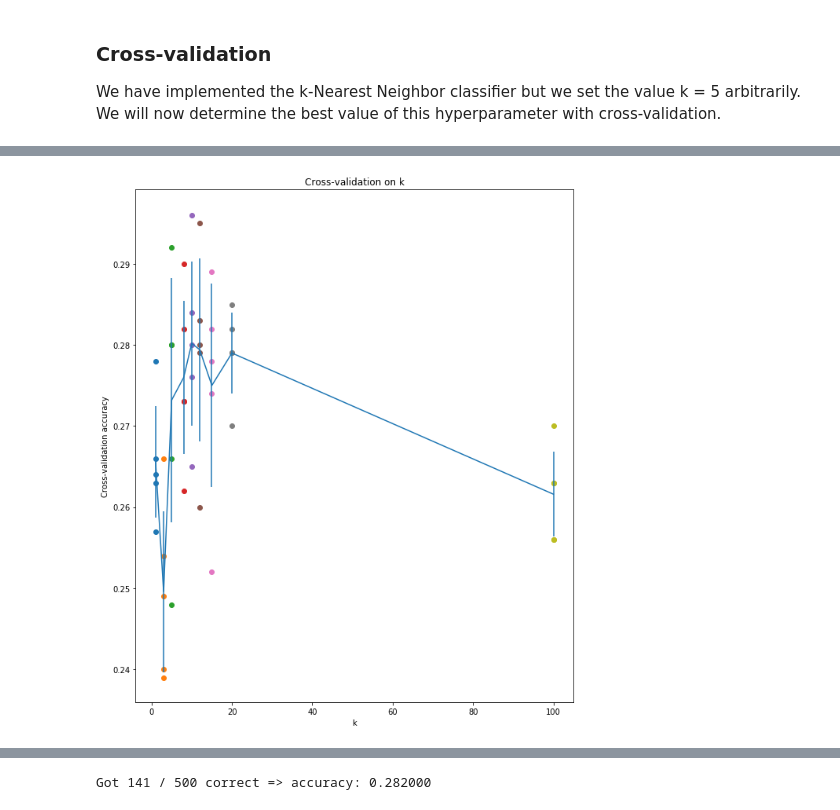
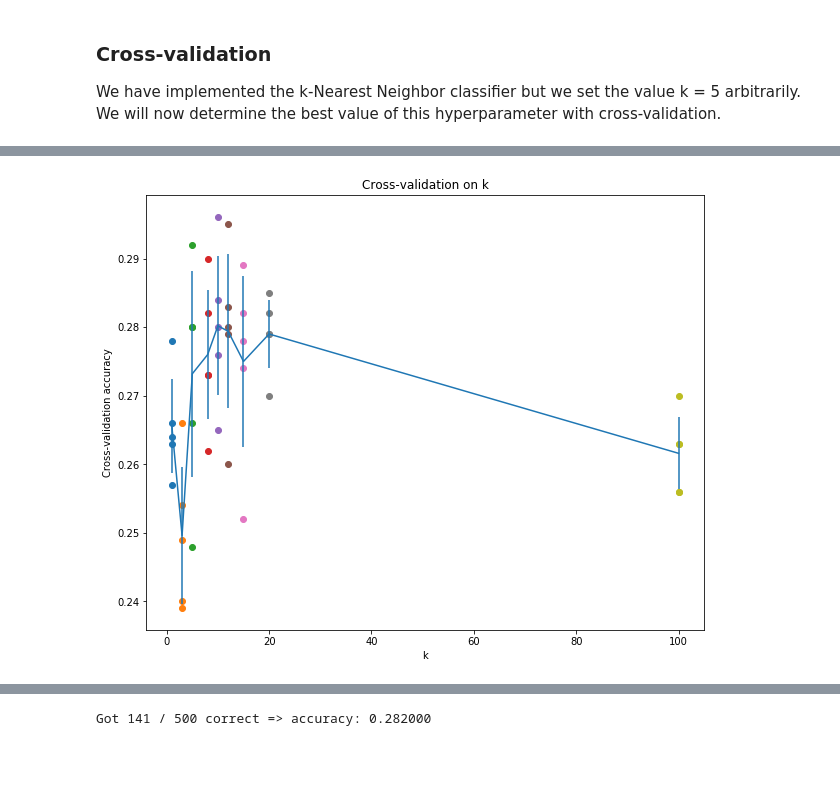
Before and after one commit to aduzhinskaya/cs231n, a Jupyter notebook: assignment1/knn.ipynb, the cells around one changed output, grey strips where cells are left out. Drawn from its saved outputs; the diff is of its cells as text; code cells hidden in the pictures; blank space fills up the shorter version.

Commit message:
Minor visual improvements in cell outputs

```diff
--- a/assignment1/knn.ipynb
+++ b/assignment1/knn.ipynb
@@ -481,6 +443,6 @@ for k in k_choices:
 
 # Print out the computed accuracies
 for k in sorted(k_to_accuracies):
-    for accuracy in k_to_accuracies[k]:
-        print('k = %d, accuracy = %f' % (k, accuracy))
+    print('k = %d, accuracy = %s, mean = %f' %
+          (k, k_to_accuracies[k], np.mean(k_to_accuracies[k])))
 # %% [output]
@@ -504,16 +458,17 @@ k = 100, accuracy = 0.263000
 # %%
 # plot the raw observations
 for k in k_choices:
     accuracies = k_to_accuracies[k]
     plt.scatter([k] * len(accuracies), accuracies)
 
 # plot the trend line with error bars that correspond to standard deviation
 accuracies_mean = np.array([np.mean(v) for k,v in sorted(k_to_accuracies.items())])
 accuracies_std = np.array([np.std(v) for k,v in sorted(k_to_accuracies.items())])
 plt.errorbar(k_choices, accuracies_mean, yerr=accuracies_std)
 plt.title('Cross-validation on k')
 plt.xlabel('k')
 plt.ylabel('Cross-validation accuracy')
+plt.rcParams['figure.figsize'] = (10.0, 7.0)
 plt.show()
 # %% [output]
-[figure, old version]
+[figure, new version]
```
Also changed, not shown: parts of 6 cells of this notebook.
